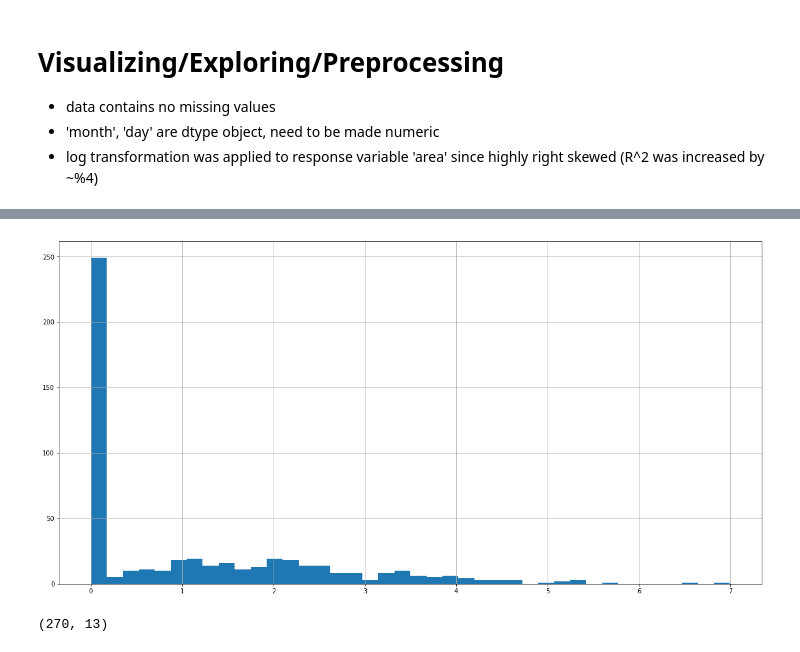
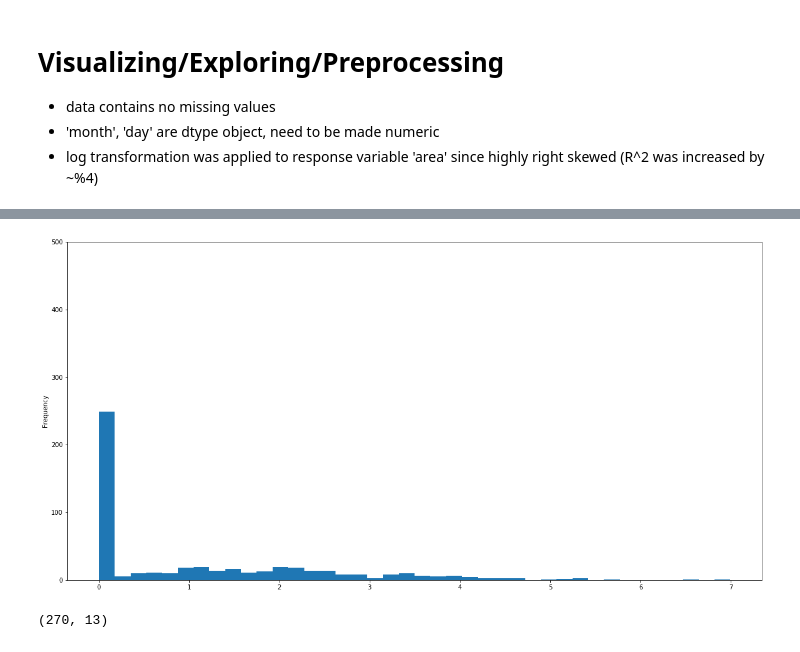
Before and after one commit to annamarianau/ml_project_regression, a Jupyter notebook: forest_fires.ipynb, the cells around one changed output, grey strips where cells are left out. Saved outputs shown, nothing was run; the diff lists cells and outputs as text; code cells hidden in the pictures.

```diff
--- a/forest_fires.ipynb
+++ b/forest_fires.ipynb
@@ -121,24 +125,20 @@ data2['day'] = data['day'].apply(lambda x: time.strptime(x, '%a')).apply(lambda
 # %%
-## Explore repsonse variable 'area'
-#data2['area'].hist(bins = 40, figsize=(20,10))
-#1 - (data2[data2['area'] == 0.0].shape[0]/data2.shape[0]) # for about 52% there is an obs. of a forest fire, 48% 'area' = 0.0
-
 # Distribution of repsonse variable is highly right-skewed so we could apply log transformation
 data2['area'] = data2['area'].apply(lambda x: np.log(x+1)) # np.log performs natural log
-fig1 = data2['area'].hist(bins = 40, figsize=(20,10))
+data2['area'].plot.hist(bins = 40, figsize=(20,10), ylim=(0,500))
 data2.rename(index = str, columns = {"area": "log(1+area)"}, inplace = True)
 data2.describe()
 # %% [output]
 |  | X | Y | month | day | FFMC | DMC | DC | ISI | temp | RH | wind | ... |
 | count | 517.000000 | 517.000000 | 517.000000 | 517.000000 | 517.000000 | 517.000000 | 517.000000 | 517.000000 | 517.000000 | 517.000000 | 517.000000 | ... |
 | mean | 4.669246 | 4.299807 | 7.475822 | 3.259188 | 90.644681 | 110.872340 | 547.940039 | 9.021663 | 18.889168 | 44.288201 | 4.017602 | ... |
 | std | 2.313778 | 1.229900 | 2.275990 | 2.072929 | 5.520111 | 64.046482 | 248.066192 | 4.559477 | 5.806625 | 16.317469 | 1.791653 | ... |
 | min | 1.000000 | 2.000000 | 1.000000 | 0.000000 | 18.700000 | 1.100000 | 7.900000 | 0.000000 | 2.200000 | 15.000000 | 0.400000 | ... |
 | 25% | 3.000000 | 4.000000 | 7.000000 | 1.000000 | 90.200000 | 68.600000 | 437.700000 | 6.500000 | 15.500000 | 33.000000 | 2.700000 | ... |
 | 50% | 4.000000 | 4.000000 | 8.000000 | 4.000000 | 91.600000 | 108.300000 | 664.200000 | 8.400000 | 19.300000 | 42.000000 | 4.000000 | ... |
 | 75% | 7.000000 | 5.000000 | 9.000000 | 5.000000 | 92.900000 | 142.400000 | 713.900000 | 10.800000 | 22.800000 | 53.000000 | 4.900000 | ... |
 | max | 9.000000 | 9.000000 | 12.000000 | 6.000000 | 96.200000 | 291.300000 | 860.600000 | 56.100000 | 33.300000 | 100.000000 | 9.400000 | ... |
-[figure, old version]
+[figure, new version]
 # %%
 ## all obs. where 'area' != 0.0
 data3 = data2[data2['log(1+area)'] != 0.0]
```
Also changed, not shown: parts of 8 cells of this notebook.
